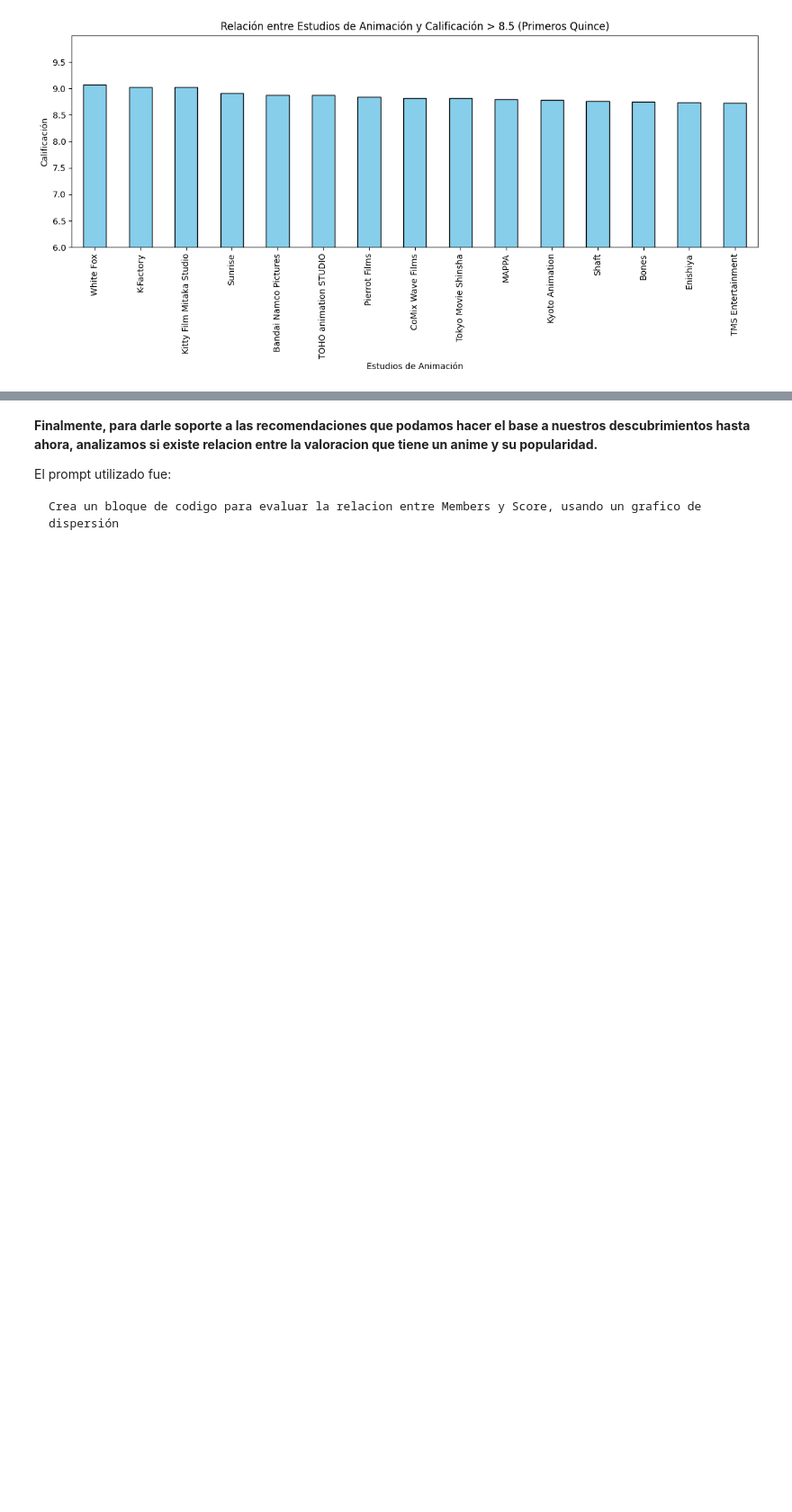
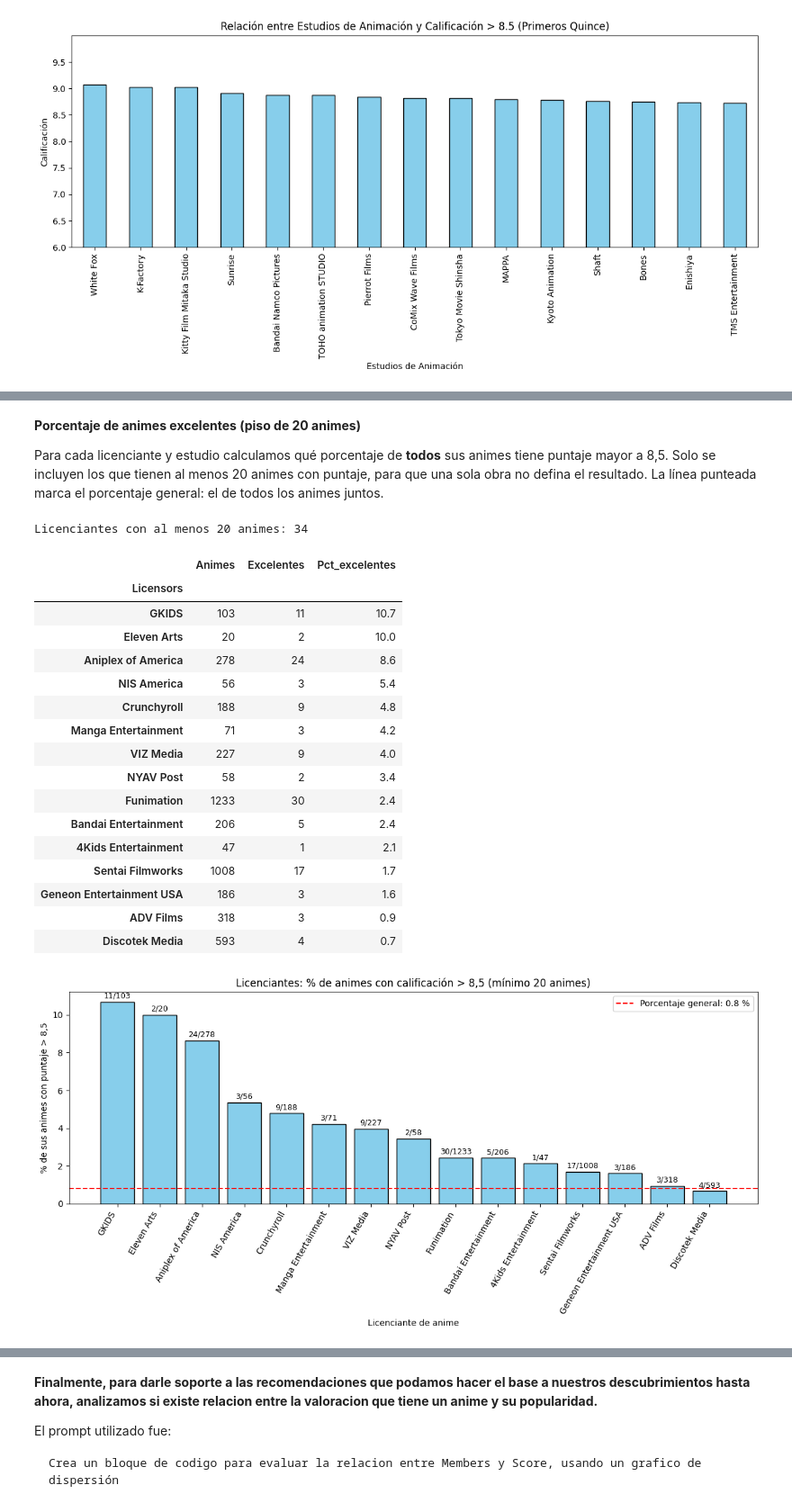
Before and after one commit to bondiolandia/TP_Laboratorio_de_M-todos_Cuantitativos_2026, a Jupyter notebook: notebook_Evolucion_del_Anime.ipynb, the cells around one changed output, grey strips where cells are left out. Shown at 90% size. Saved outputs shown, nothing was run; the diff lists cells and outputs as text; code cells hidden in the pictures; blank space fills up the shorter version.

```diff
--- a/notebook_Evolucion_del_Anime.ipynb
+++ b/notebook_Evolucion_del_Anime.ipynb
@@ -770,0 +834,59 @@ plt.show()
+# %% [markdown]
+**Porcentaje de animes excelentes (piso de 20 animes)**
+
+Para cada licenciante y estudio calculamos qué porcentaje de **todos** sus animes tiene puntaje mayor a 8,5. Solo se incluyen los que tienen al menos 20 animes con puntaje, para que una sola obra no defina el resultado. La línea punteada marca el porcentaje general: el de todos los animes juntos.
+# %%
+PISO = 20                      # mínimo de animes para que un licenciante o estudio entre en la comparación
+UMBRAL = 8.5                   # puntaje a partir del cual consideramos "excelente" a un anime
+pct_general = (anime["Score"] > UMBRAL).mean() * 100
+
+def porcentaje_excelentes(df, columna, piso=PISO):
+    """Una fila por cada licenciante/estudio de cada anime, y % de sus animes con Score > UMBRAL."""
+    filas = df.assign(**{columna: df[columna].str.split(", ")}).explode(columna).dropna(subset=[columna])
+    tabla = pd.DataFrame({
+        "Animes": filas.groupby(columna).size(),
+        "Excelentes": filas[filas["Score"] > UMBRAL].groupby(columna).size()
+    }).fillna(0).astype(int)
+    tabla["Pct_excelentes"] = tabla["Excelentes"] / tabla["Animes"] * 100
+    return tabla[tabla["Animes"] >= piso].sort_values("Pct_excelentes", ascending=False)
+
+def grafico_porcentaje(tabla, titulo, ylabel, filename):
+    top = tabla.head(15)
+    plt.figure(figsize=(12, 6))
+    plt.bar(top.index, top["Pct_excelentes"], color="skyblue", edgecolor="black")
+    for i, (nombre, fila) in enumerate(top.iterrows()):
+        plt.text(i, fila["Pct_excelentes"] + 0.2, f"{int(fila['Excelentes'])}/{int(fila['Animes'])}", ha="center", fontsize=9)
+    plt.axhline(pct_general, color="red", linestyle="--", label=f"Porcentaje general: {pct_general:.1f} %")
+    plt.title(titulo)
+    plt.xlabel(ylabel)
+    plt.ylabel("% de sus animes con puntaje > 8,5")
+    plt.xticks(rotation=60, ha="right")
+    plt.legend()
+    plt.tight_layout()
+    plt.savefig(filename, dpi=150)
+    plt.show()
+
+pct_lic = porcentaje_excelentes(anime, "Licensors")
+print(f"Licenciantes con al menos {PISO} animes: {len(pct_lic)}")
+display(pct_lic.head(15).round(1))
+grafico_porcentaje(pct_lic, f"Licenciantes: % de animes con calificación > 8,5 (mínimo {PISO} animes)", "Licenciante de anime", "porcentaje_excelentes_licenciantes.png")
+# %% [output]
+Licenciantes con al menos 20 animes: 34
+|  | Animes | Excelentes | Pct_excelentes |
+| Licensors |  |  |  |
+| GKIDS | 103 | 11 | 10.7 |
+| Eleven Arts | 20 | 2 | 10.0 |
+| Aniplex of America | 278 | 24 | 8.6 |
+| NIS America | 56 | 3 | 5.4 |
+| Crunchyroll | 188 | 9 | 4.8 |
+| Manga Entertainment | 71 | 3 | 4.2 |
+| VIZ Media | 227 | 9 | 4.0 |
+| NYAV Post | 58 | 2 | 3.4 |
+| Funimation | 1233 | 30 | 2.4 |
+| Bandai Entertainment | 206 | 5 | 2.4 |
+| 4Kids Entertainment | 47 | 1 | 2.1 |
+| Sentai Filmworks | 1008 | 17 | 1.7 |
+| Geneon Entertainment USA | 186 | 3 | 1.6 |
+| ADV Films | 318 | 3 | 0.9 |
+| Discotek Media | 593 | 4 | 0.7 |
+[figure, added]
```
Also changed, not shown: parts of 15 cells of this notebook.
